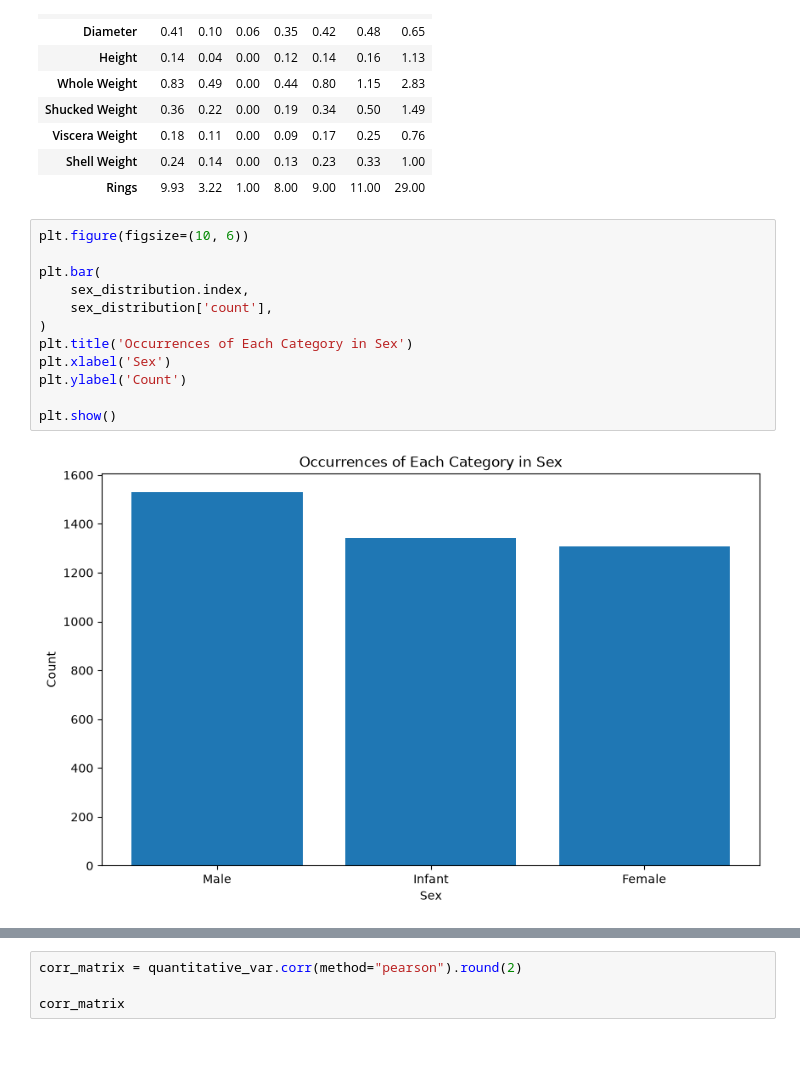
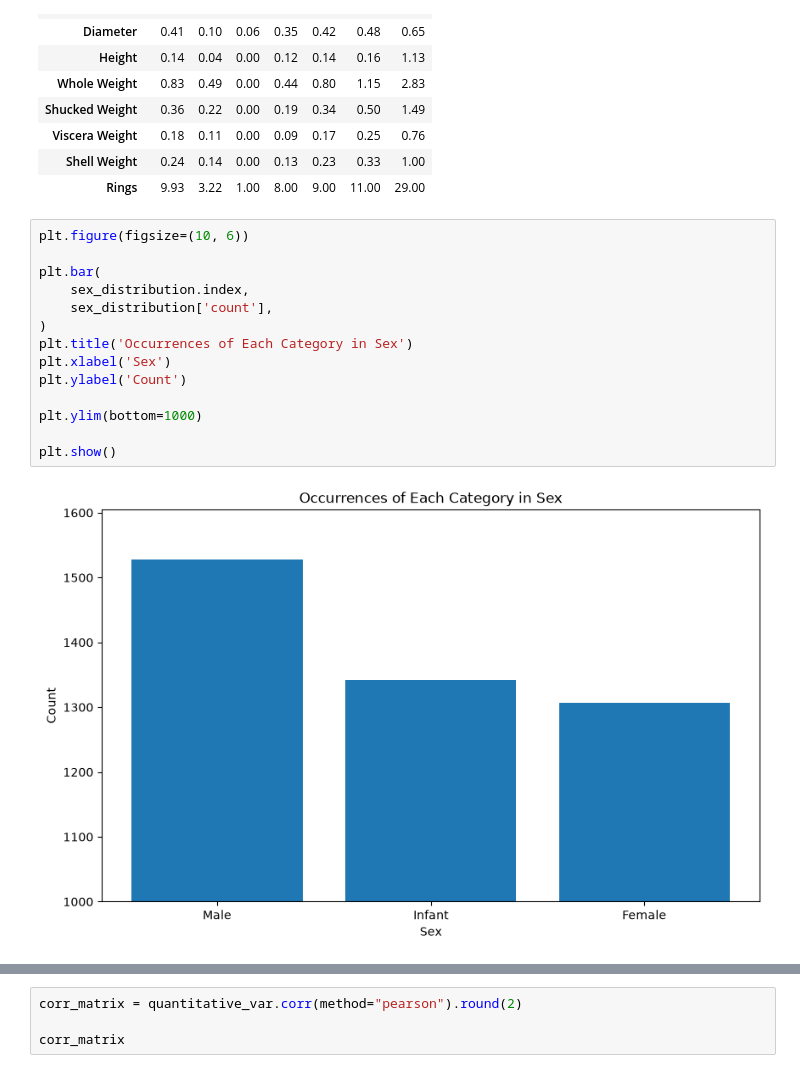
Before and after one commit to Julia257291/programming_in_python, a Jupyter notebook: Task_1.ipynb, the cells around one changed output, grey strips where cells are left out. Saved outputs shown, nothing was run; the diff lists cells and outputs as text.

```diff
--- a/Task_1.ipynb
+++ b/Task_1.ipynb
@@ -51,17 +64,19 @@ quantitative_stats
 # %%
 plt.figure(figsize=(10, 6))
 
 plt.bar(
     sex_distribution.index,
     sex_distribution['count'],
 )
 plt.title('Occurrences of Each Category in Sex')
 plt.xlabel('Sex')
 plt.ylabel('Count')
 
+plt.ylim(bottom=1000)
+
 plt.show()
 # %% [output]
-[figure, old version]
+[figure, new version]
 # %%
 fig, axs = plt.subplots(4, 2, figsize=(10, 15))
 
```
Also changed, not shown: parts of 5 cells of this notebook.
